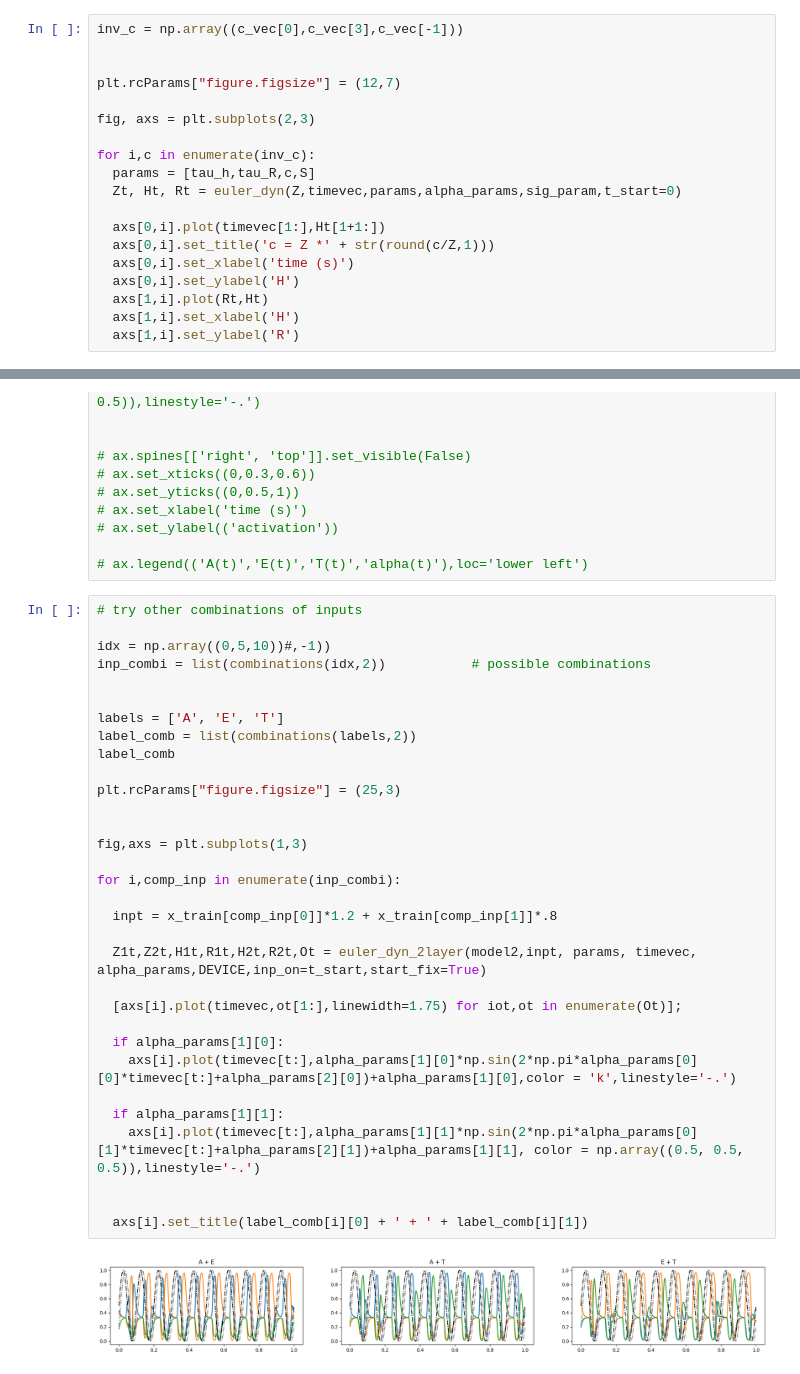
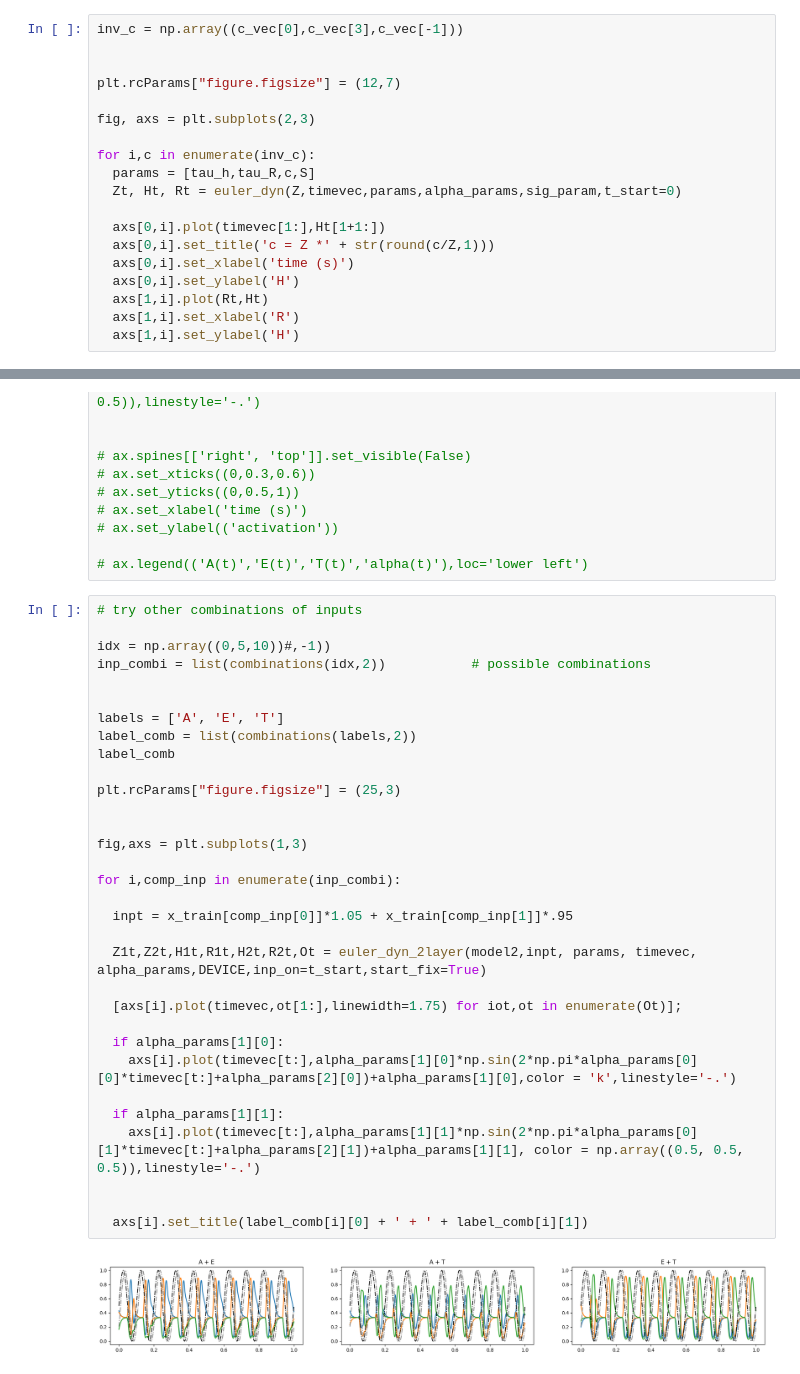
Before and after one commit to katduecker/dnn_osci, a Jupyter notebook: DynNN_figures_thesis.ipynb, the cells around one changed output, grey strips where cells are left out. Cells and saved outputs as stored; diff of their text form.

```diff
--- a/DynNN_figures_thesis.ipynb
+++ b/DynNN_figures_thesis.ipynb
@@ -534,6 +540,6 @@ for i,c in enumerate(inv_c):
   axs[0,i].set_xlabel('time (s)')
   axs[0,i].set_ylabel('H')
   axs[1,i].plot(Rt,Ht)
-  axs[1,i].set_xlabel('H')
-  axs[1,i].set_ylabel('R')
+  axs[1,i].set_xlabel('R')
+  axs[1,i].set_ylabel('H')
 # %% [output]
@@ -1299,35 +1296,35 @@ colmap = np.array([[1,25,89],[217,95,2],[0,0,0]])/255
 
 idx = np.array((0,5,10))#,-1))
 inp_combi = list(combinations(idx,2))           # possible combinations
 
 
 labels = ['A', 'E', 'T']
 label_comb = list(combinations(labels,2))
 label_comb
 
 plt.rcParams["figure.figsize"] = (25,3)
 
 
 fig,axs = plt.subplots(1,3)
 
 for i,comp_inp in enumerate(inp_combi):
 
-  inpt = x_train[comp_inp[0]]*1.2 + x_train[comp_inp[1]]*.8
+  inpt = x_train[comp_inp[0]]*1.05 + x_train[comp_inp[1]]*.95
 
   Z1t,Z2t,H1t,R1t,H2t,R2t,Ot = euler_dyn_2layer(model2,inpt, params, timevec, alpha_params,DEVICE,inp_on=t_start,start_fix=True)
 
   [axs[i].plot(timevec,ot[1:],linewidth=1.75) for iot,ot in enumerate(Ot)];
 
   if alpha_params[1][0]:
     axs[i].plot(timevec[t:],alpha_params[1][0]*np.sin(2*np.pi*alpha_params[0][0]*timevec[t:]+alpha_params[2][0])+alpha_params[1][0],color = 'k',linestyle='-.')
 
   if alpha_params[1][1]:
     axs[i].plot(timevec[t:],alpha_params[1][1]*np.sin(2*np.pi*alpha_params[0][1]*timevec[t:]+alpha_params[2][1])+alpha_params[1][1], color = np.array((0.5, 0.5, 0.5)),linestyle='-.')
 
 
   axs[i].set_title(label_comb[i][0] + ' + ' + label_comb[i][1])
 # %% [output]
-[figure, old version]
+[figure, new version]
 # %%
 # try other combinations of inputs
 
```
Also changed, not shown: parts of 19 cells of this notebook.
